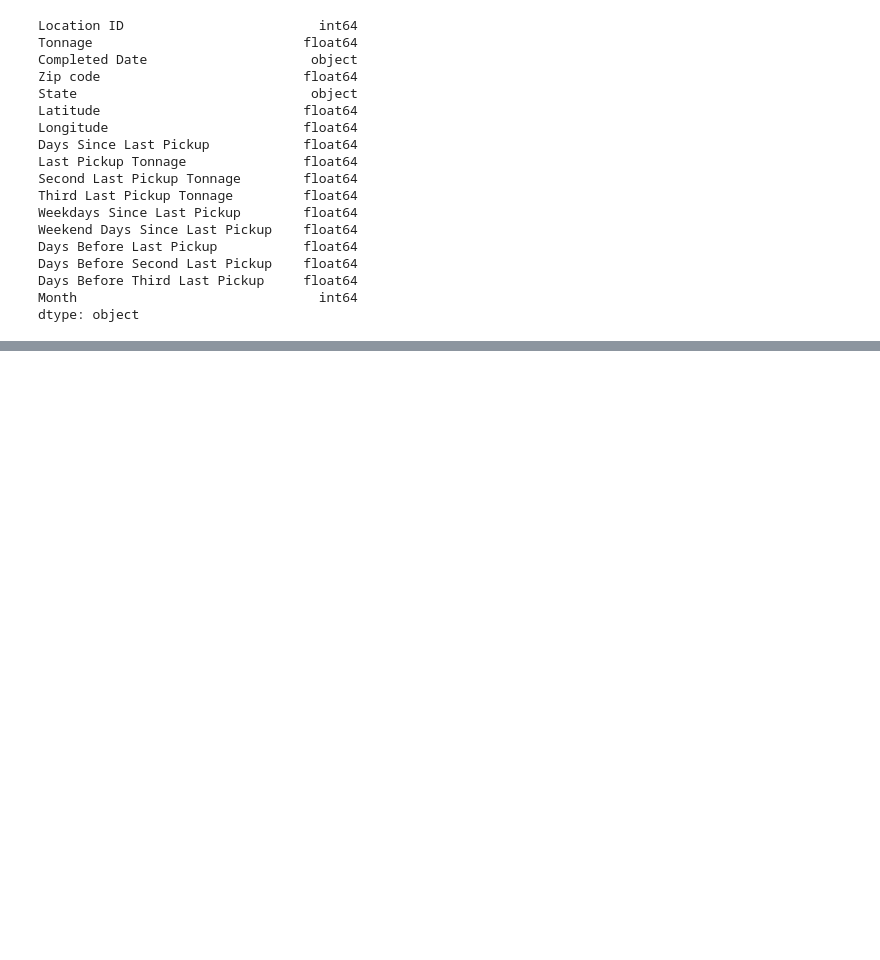
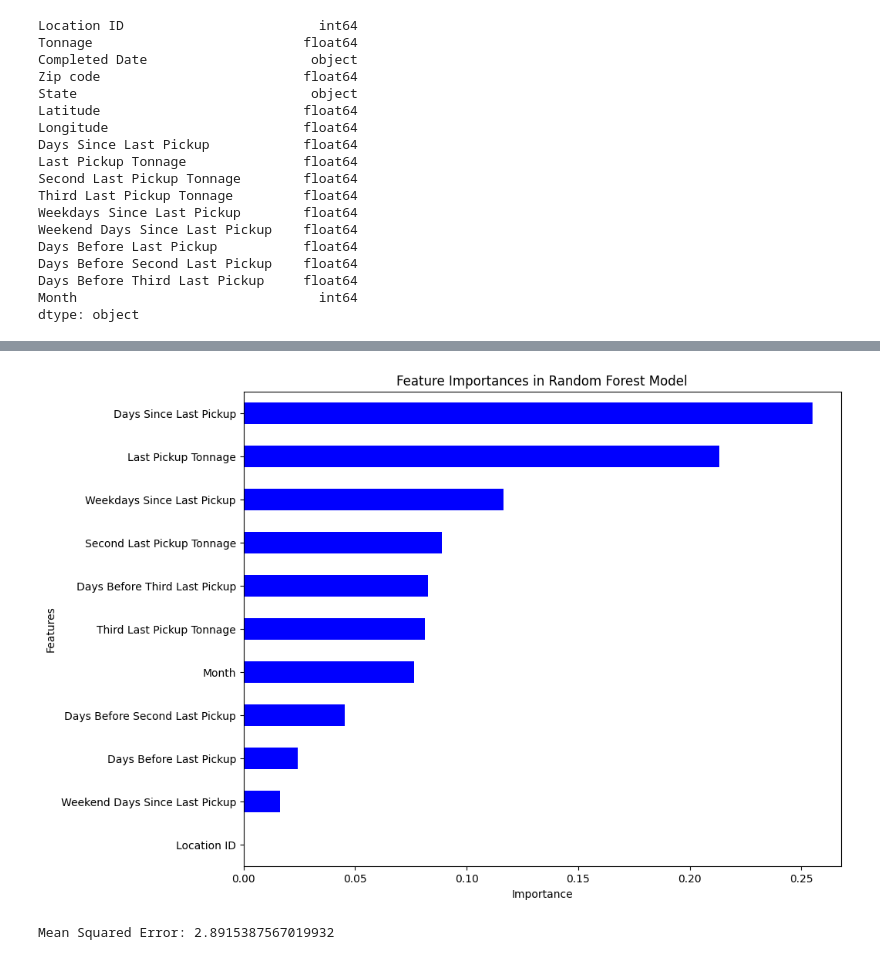
Before and after one commit to jli615/dtxwalmart, a Jupyter notebook: store_7_model.ipynb, the cells around one changed output, grey strips where cells are left out. Cells and saved outputs as stored; diff of their text form; code cells hidden in the pictures; blank space fills up the shorter version.

```diff
--- a/store_7_model.ipynb
+++ b/store_7_model.ipynb
@@ -82,0 +97,22 @@ plt.show()
+# %%
+# Get feature importances from the model
+feature_importances = random_forest_model.feature_importances_
+
+# Get feature names
+feature_names = X.columns
+
+# Create a series to store the importances and labels for better visualization
+importances = pd.Series(data=feature_importances, index=feature_names)
+
+# Sort the features by importance
+importances_sorted = importances.sort_values()
+
+# Plot
+plt.figure(figsize=(10, 8))
+importances_sorted.plot(kind='barh', color='blue')
+plt.title('Feature Importances in Random Forest Model')
+plt.xlabel('Importance')
+plt.ylabel('Features')
+plt.show()
+# %% [output]
+[figure, added]
@@ -82,0 +121,8 @@ plt.show()
+# %%
+model = xgb.XGBRegressor(objective ='reg:squarederror', colsample_bytree = 0.3, learning_rate = 0.1, max_depth = 5, alpha = 10, n_estimators = 100)
+model.fit(X_train, y_train)
+y_pred = model.predict(X_test)
+mse = mean_squared_error(y_test, y_pred)
+print(f"Mean Squared Error: {mse}")
+# %% [output]
+Mean Squared Error: 2.8915387567019932
```
Also changed, not shown: parts of 5 cells of this notebook.
